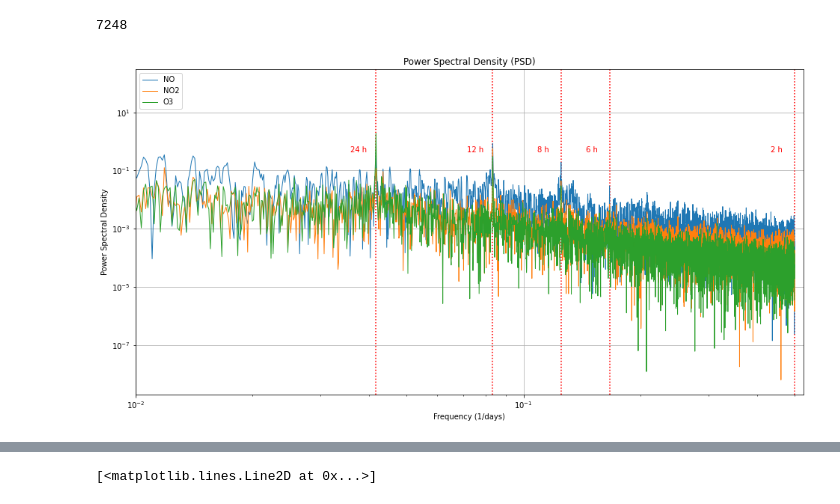
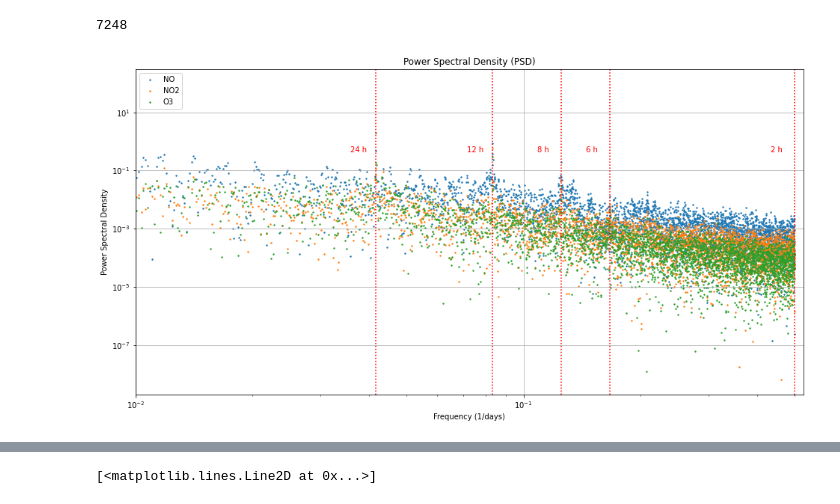
Before and after one commit to nx1/clear_skies, a Jupyter notebook: notebooks/exploratory.ipynb, the cells around one changed output, grey strips where cells are left out. Saved outputs shown, nothing was run; the diff lists cells and outputs as text; code cells hidden in the pictures.

```diff
--- a/notebooks/exploratory.ipynb
+++ b/notebooks/exploratory.ipynb
@@ -131,32 +131,34 @@ for t in hours_to_plot:
     plt.axvline(freq, color='red', ls='dotted')
     plt.text(0.9*freq, 0.5, f'{t} h', color='red', ha='center', va='center')
 
 for metric in ['NO', 'NO2', 'O3']:
     y = df_numeric[metric]
     N = len(y)
     freqs = np.fft.fftfreq(N, d=1) #1 Hour Cycle
 
     # Calculate Normalization Constant
     time_bin = np.diff(freqs)[0]
     y_mean = np.mean(y)
     A = (2 * time_bin) / (N * y_mean)
     psd = A*np.abs(np.fft.fft(y))**2
 
     assert len(freqs) == len(psd)
     N_freqs = len(freqs)
     freqs = freqs[:N_freqs//2] # Cut data at the Nyquist
     psd   = psd[:N_freqs//2]
 
-    plt.loglog(freqs, psd, label=metric, lw=1.0)
+    #plt.loglog(freqs, psd, label=metric, lw=1.0)
+    plt.scatter(freqs, psd, label=metric, s=2)
+    plt.loglog()
 
 
 plt.xlabel('Frequency (1/days)')
 plt.ylabel('Power Spectral Density')
 plt.title(f'Power Spectral Density (PSD)')
 
 plt.xlim(1e-2, 1/1.9)
 plt.legend()
 plt.grid()
 plt.show()
 # %% [output]
-[figure, old version]
+[figure, new version]
```
Also changed, not shown: parts of 2 cells of this notebook, 1 other file.
